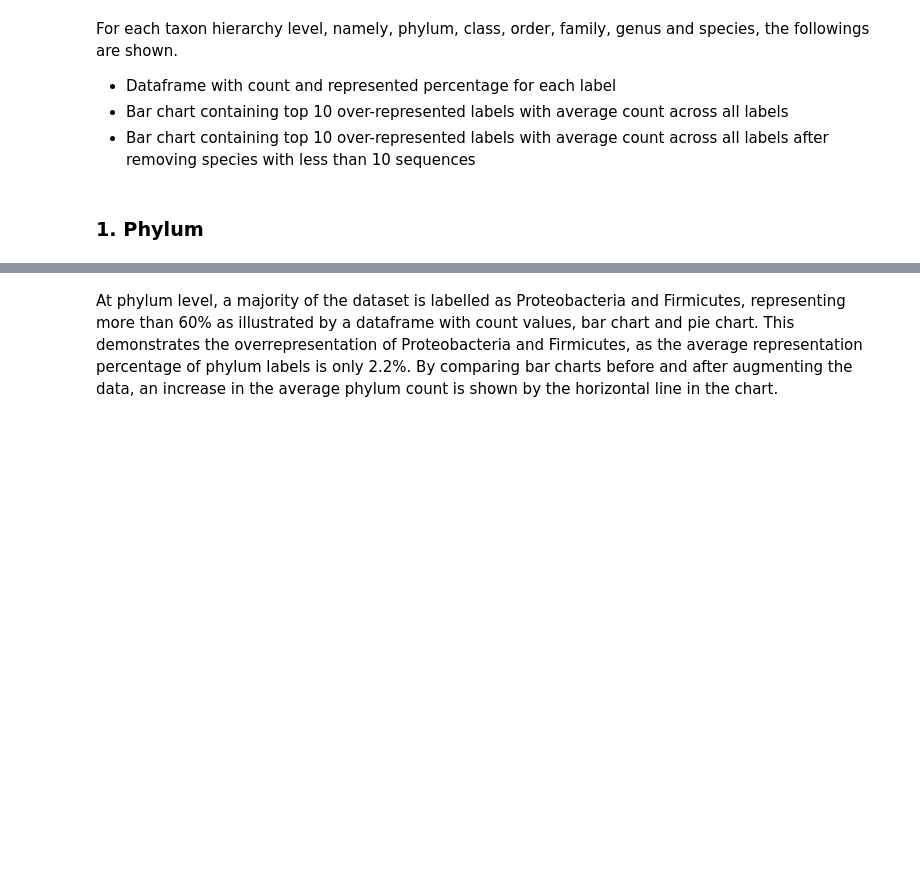
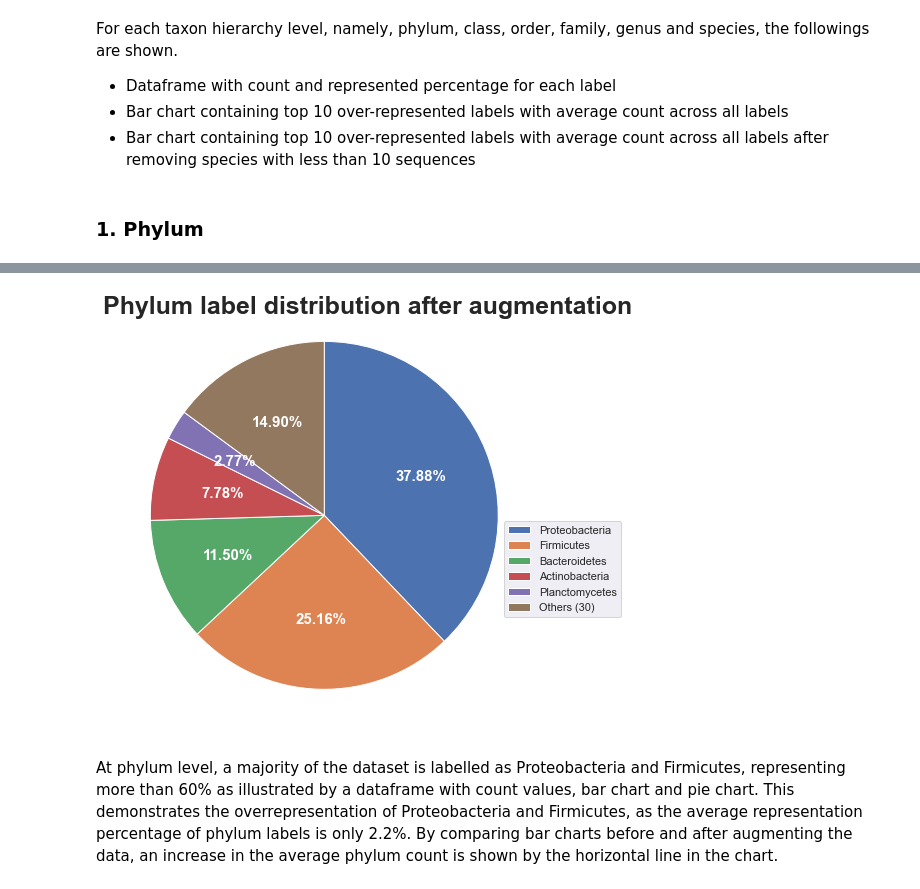
Before and after one commit to Lab-Vankerschaver/RNA-data, a Jupyter notebook: curation_exploration_separation.ipynb, the cells around one changed output, grey strips where cells are left out. Cells and saved outputs as stored; diff of their text form; code cells hidden in the pictures; blank space fills up the shorter version.

```diff
--- a/curation_exploration_separation.ipynb
+++ b/curation_exploration_separation.ipynb
@@ -740,3 +843,12 @@ plt.legend(pie[0],['Proteobacteria', 'Firmicutes', 'Actinobacteria', 'Bacteroide
+# %%
+make_pie(
+    taxon = 'Phylum',
+    taxon_df = phylum_df1,
+    taxon_head_df = phylum_head_df1,
+    taxon_others_df = phylum_others_df1,
+    top = 5)
+# %% [output]
+[figure, added]
 # %% [markdown]
 At phylum level, a majority of the dataset is labelled as Proteobacteria and Firmicutes, representing more than 60% as illustrated by a dataframe with count values, bar chart and pie chart. This demonstrates the overrepresentation of Proteobacteria and Firmicutes, as the average representation percentage of phylum labels is only 2.2%. By comparing bar charts before and after augmenting the data, an increase in the average phylum count is shown by the horizontal line in the chart.
 # %% [markdown]
```
Also changed, not shown: parts of 87 cells of this notebook.
